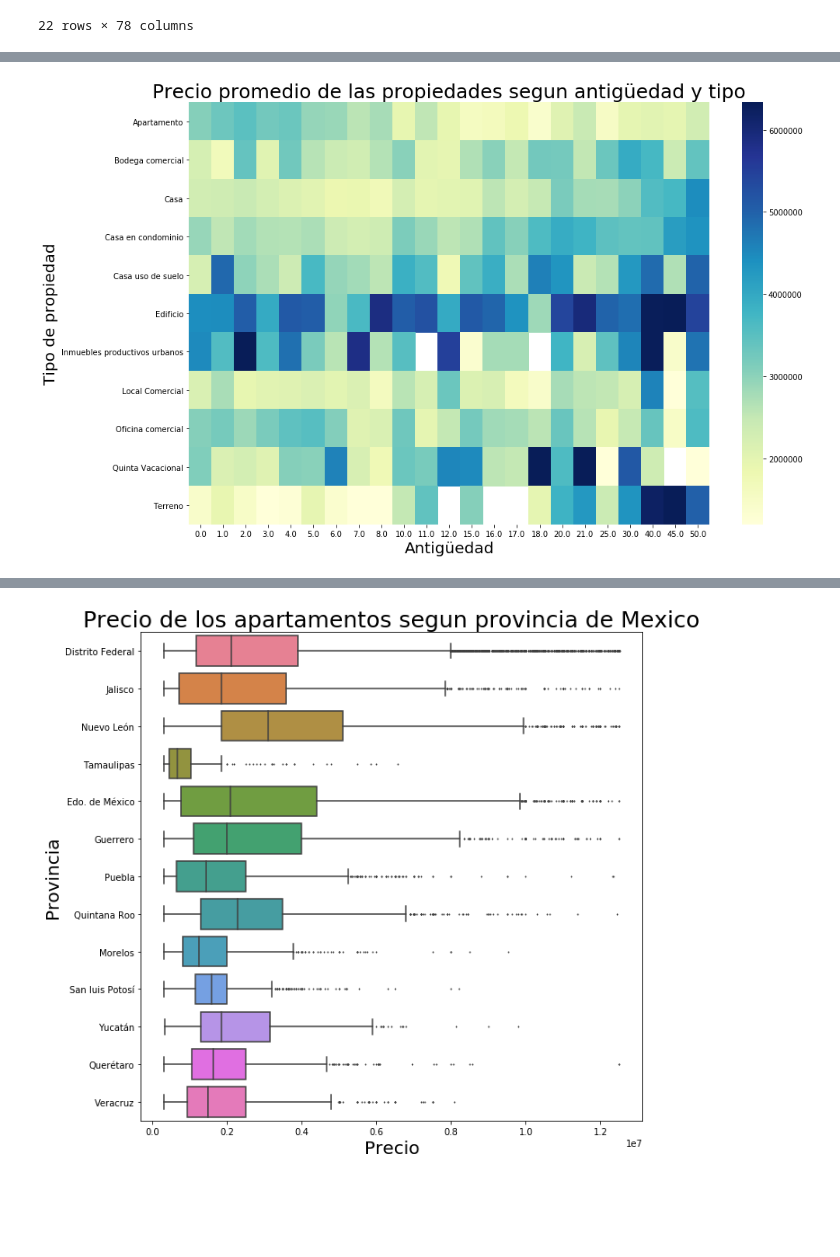
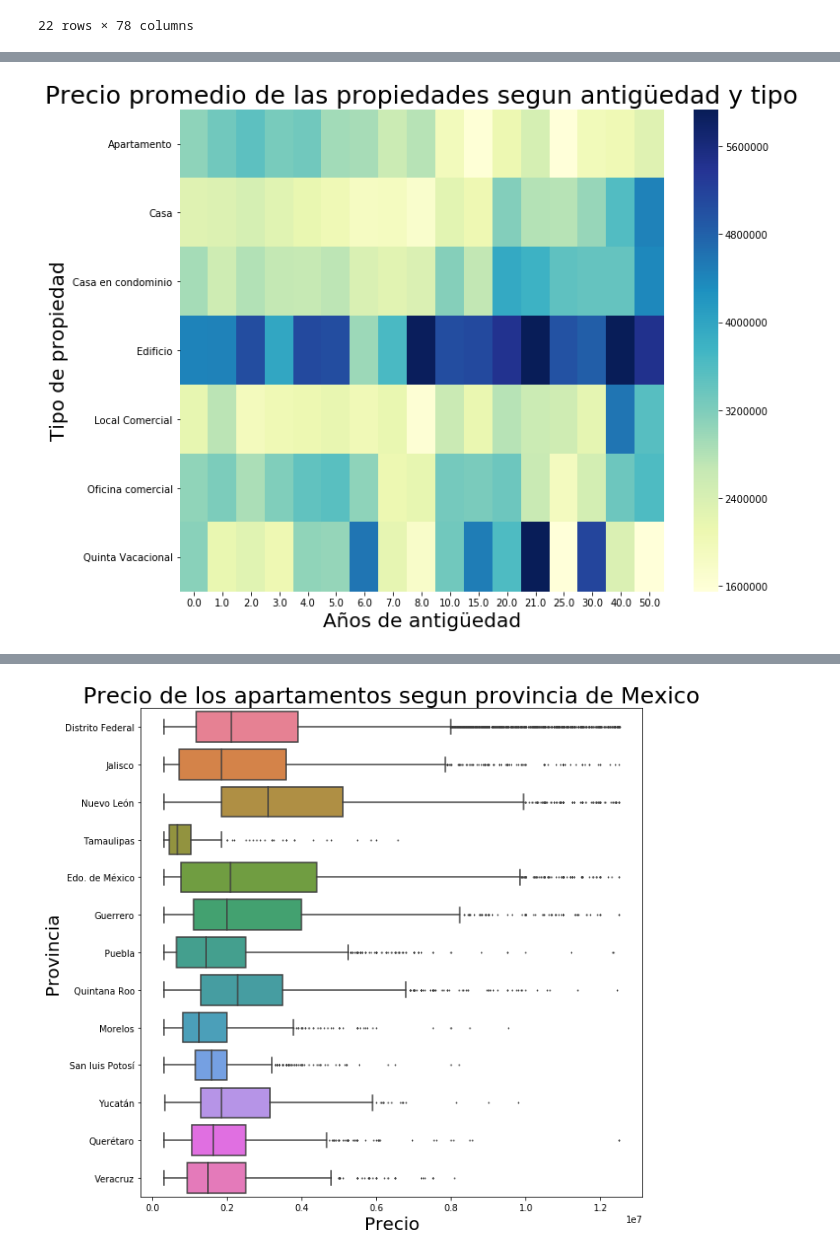
Before and after one commit to lorenzolgz/orgadatostp1, a Jupyter notebook: Analisis_basico.ipynb, the cells around one changed output, grey strips where cells are left out. Cells and saved outputs as stored; diff of their text form; code cells hidden in the pictures; blank space fills up the shorter version.

Commit message:
Simplificando visualizacion de graficos

```diff
--- a/Analisis_basico.ipynb
+++ b/Analisis_basico.ipynb
@@ -444,7 +444,7 @@ dtype: int64
 # %%
 #filtro las filas y columnas que no tienen datos sufientes como para ser representativos
 dfgraficable = dfanalisis.dropna(thresh=25)
-dfgraficable = dfgraficable.dropna(axis=1,thresh=10)
+dfgraficable = dfgraficable.dropna(axis=1,thresh=11)
 dfgraficable
 # %% [output]
 | antiguedad | 0.0 | 1.0 | 2.0 | 3.0 | 4.0 | 5.0 | 6.0 | 7.0 | 8.0 | 10.0 | ... |
@@ -464,14 +463,17 @@ dfgraficable
+# %%
+dfgraficable=dfgraficable.drop(['Terreno','Casa uso de suelo','Inmuebles productivos urbanos','Bodega comercial'],axis=0)
+#Elimino algunas filas que no son demasiado interesantes para el analisis para que el grafico sea mas facil de entender
 # %%
-plt.figure(figsize=(15,10))
+plt.figure(figsize=(11,9))
 g = sns.heatmap(dfgraficable,robust= True, cmap="YlGnBu")  #annot=True
 g.set_title("Precio promedio de las propiedades segun antigüedad y tipo", fontsize=25)
-g.set_xlabel("Antigüedad",fontsize=20)
+g.set_xlabel("Años de antigüedad",fontsize=20)
 g.set_ylabel("Tipo de propiedad", fontsize=20)
 
 fig = g.get_figure()
 fig.savefig("Precio_promedio_antiguedad_y_tipo", bbox_inches = 'tight')
 # %% [output]
-[figure, old version]
+[figure, new version]
 # %%
 #Analizando precio por provincia de casas y apartamentos
 df_casas= df[df['tipodepropiedad']=='Casa']
```
Also changed, not shown: parts of 6 cells of this notebook.
